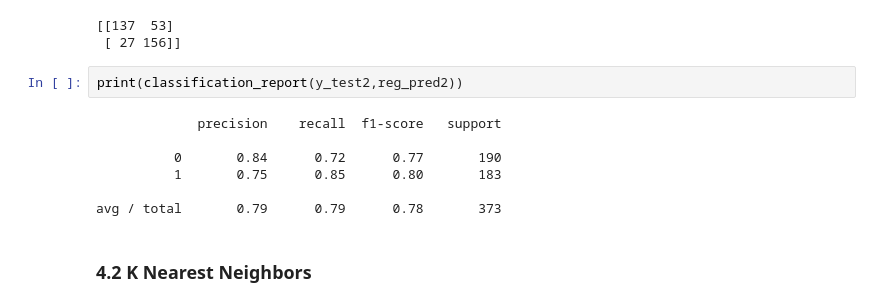
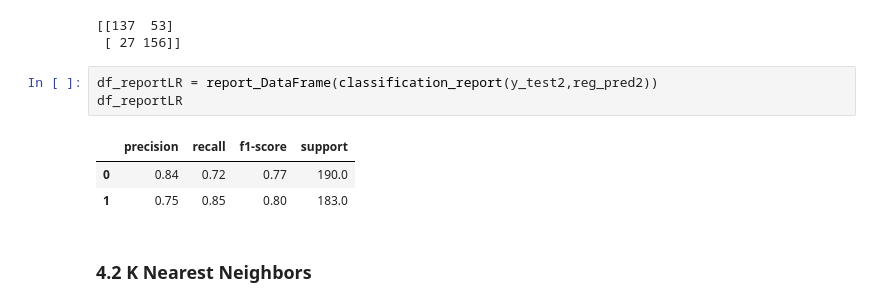
Before and after one commit to gabrielsig/mental-health-survey, a Jupyter notebook: mental-health-survey.ipynb, the cells around one changed output. Drawn from its saved outputs; the diff is of its cells as text.

```diff
--- a/mental-health-survey.ipynb
+++ b/mental-health-survey.ipynb
@@ -562,14 +565,12 @@ print(confusion_matrix(y_test2,reg_pred2))
 [[137  53]
  [ 27 156]]
 # %%
-print(classification_report(y_test2,reg_pred2))
+df_reportLR = report_DataFrame(classification_report(y_test2,reg_pred2))
+df_reportLR
 # %% [output]
-             precision    recall  f1-score   support
-
-          0       0.84      0.72      0.77       190
-          1       0.75      0.85      0.80       183
-
-avg / total       0.79      0.79      0.78       373
+|  | precision | recall | f1-score | support |
+| 0 | 0.84 | 0.72 | 0.77 | 190.0 |
+| 1 | 0.75 | 0.85 | 0.80 | 183.0 |
 # %% [markdown]
 ### 4.2 K Nearest Neighbors
 # %%
```
Also changed, not shown: parts of 11 cells of this notebook.
